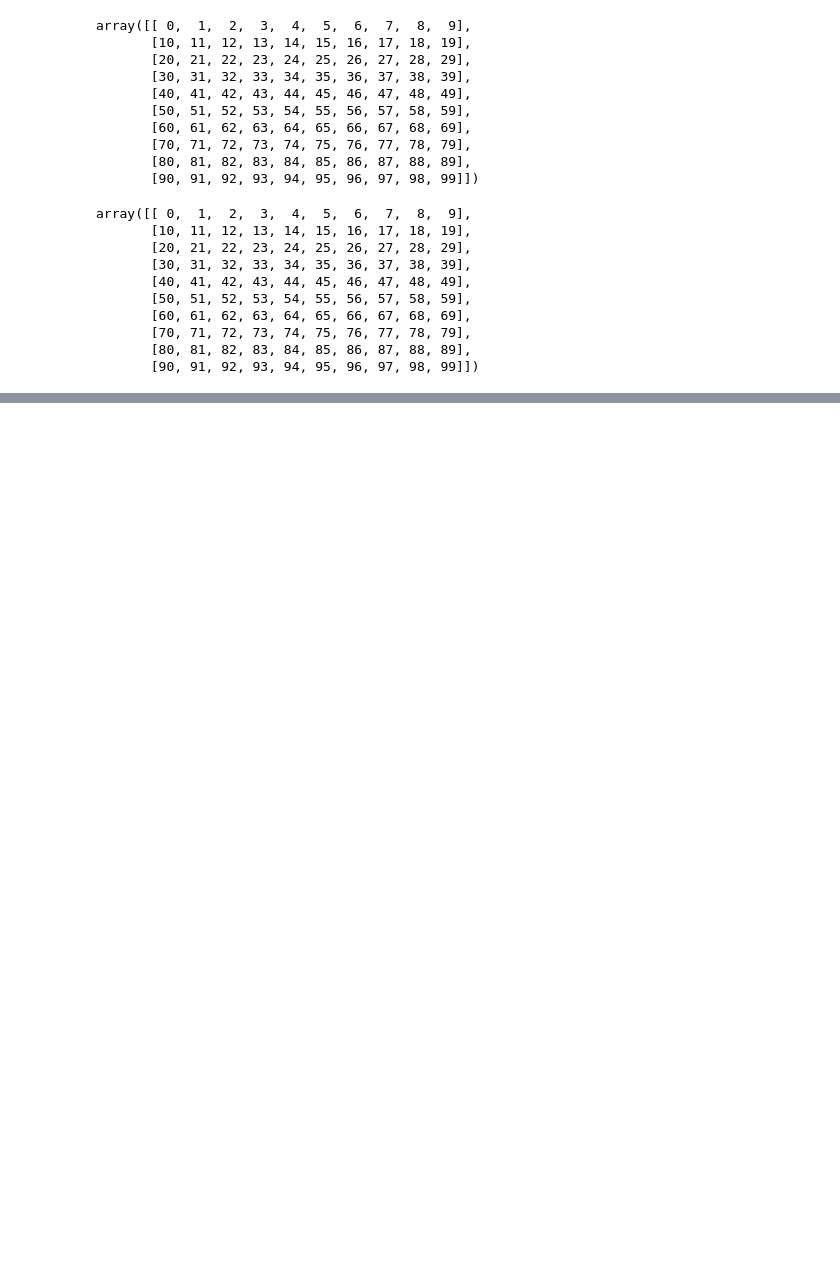
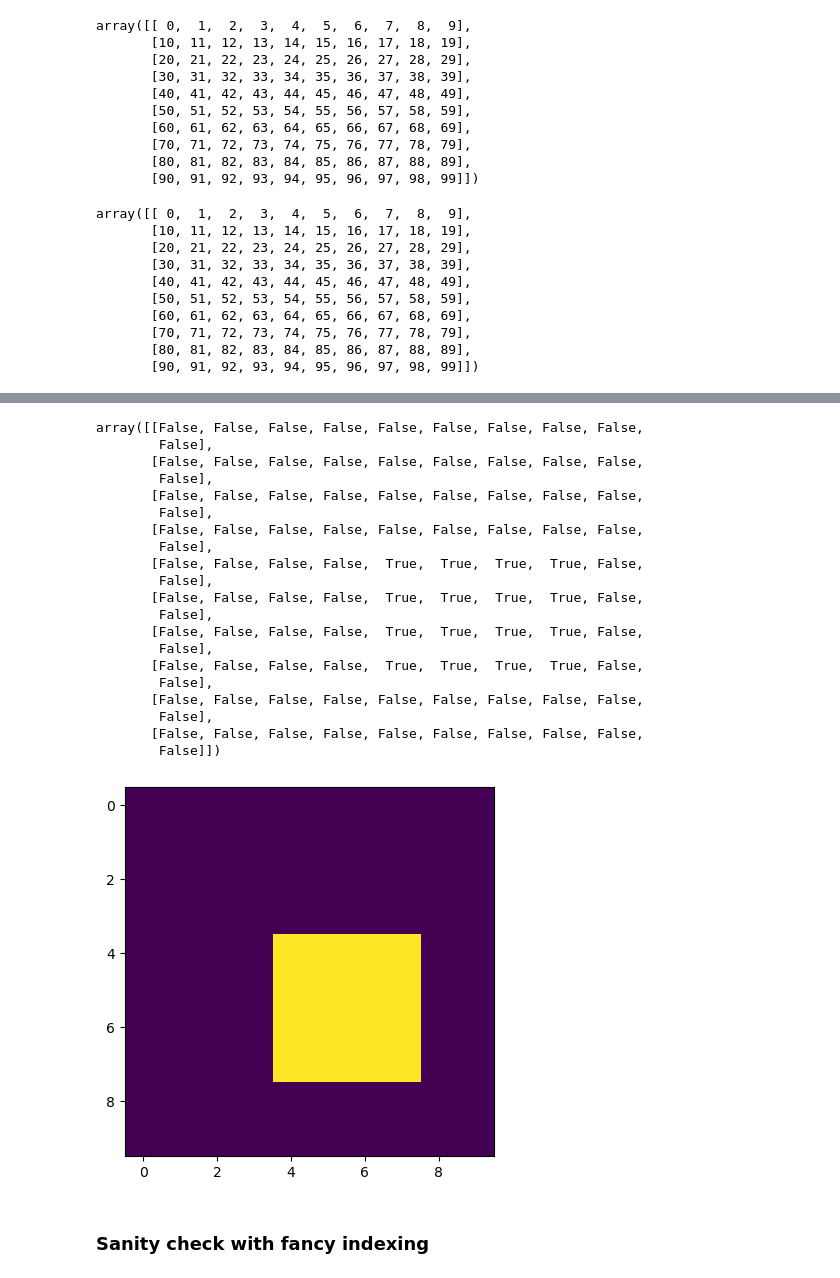
Before and after one commit to UW-GDA/jupyterbook, a Jupyter notebook: book/modules/05_Raster1_GDAL_rasterio_LS8/05_Raster1_Intro_array_masking_indexing.ipynb, the cells around one changed output, grey strips where cells are left out. Saved outputs shown, nothing was run; the diff lists cells and outputs as text; code cells hidden in the pictures; blank space fills up the shorter version.

```diff
--- a/book/modules/05_Raster1_GDAL_rasterio_LS8/05_Raster1_Intro_array_masking_indexing.ipynb
+++ b/book/modules/05_Raster1_GDAL_rasterio_LS8/05_Raster1_Intro_array_masking_indexing.ipynb
@@ -97,3 +82,32 @@ array([[False, False, False, False, False, False, False, False, False,
+# %%
+#Set some values to True
+idx[4:8,4:8] = True
+plt.imshow(idx);
+idx
+# %% [output]
+array([[False, False, False, False, False, False, False, False, False,
+        False],
+       [False, False, False, False, False, False, False, False, False,
+        False],
+       [False, False, False, False, False, False, False, False, False,
+        False],
+       [False, False, False, False, False, False, False, False, False,
+        False],
+       [False, False, False, False,  True,  True,  True,  True, False,
+        False],
+       [False, False, False, False,  True,  True,  True,  True, False,
+        False],
+       [False, False, False, False,  True,  True,  True,  True, False,
+        False],
+       [False, False, False, False,  True,  True,  True,  True, False,
+        False],
+       [False, False, False, False, False, False, False, False, False,
+        False],
+       [False, False, False, False, False, False, False, False, False,
+        False]])
+[figure, added]
+# %% [markdown]
+### Sanity check with fancy indexing
 # %%
 a[idx]
 # %% [output]
```
Also changed, not shown: parts of 21 cells of this notebook.
